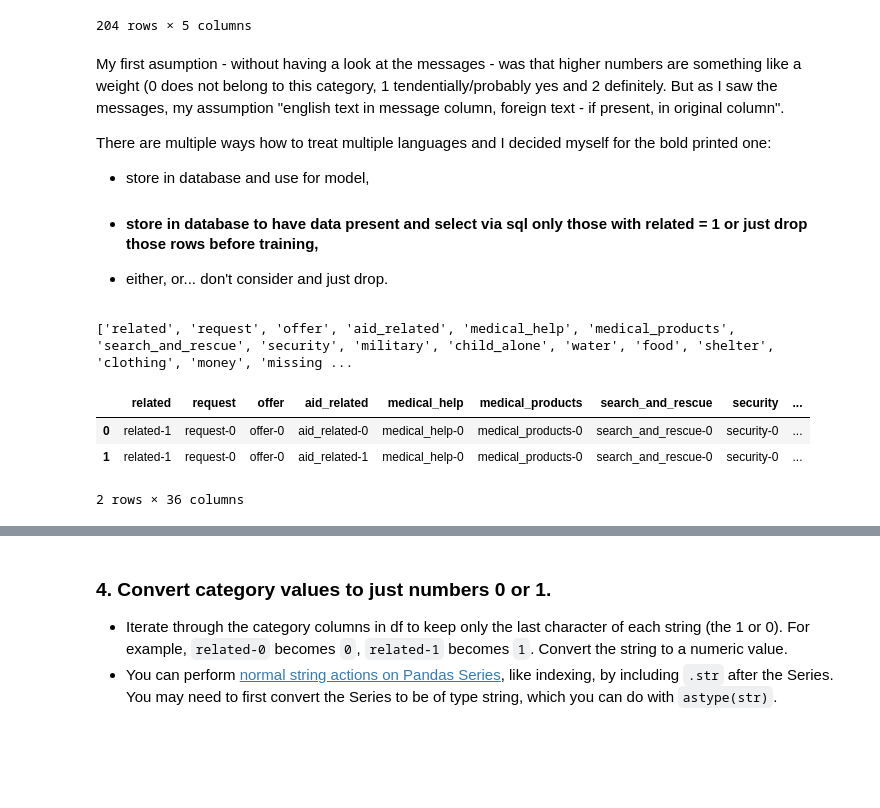
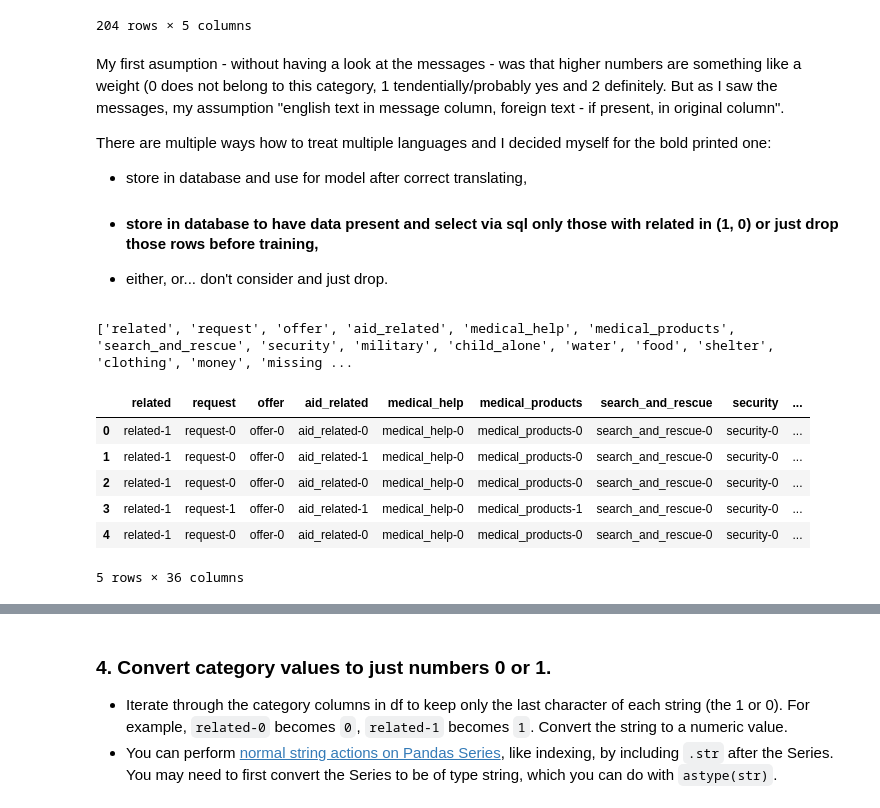
Before and after one commit to bwenner/DisasterResponsePipeline, a Jupyter notebook: ETL Pipeline Preparation.ipynb, the cells around one changed output, grey strips where cells are left out. Saved outputs shown, nothing was run; the diff lists cells and outputs as text; code cells hidden in the pictures; blank space fills up the shorter version.

```diff
--- a/ETL Pipeline Preparation.ipynb
+++ b/ETL Pipeline Preparation.ipynb
@@ -243,14 +269,14 @@ My first asumption - without having a look at the messages - was that higher num
 But as I saw the messages, my assumption "english text in message column, foreign text - if present, in original column".
 
 There are multiple ways how to treat multiple languages and I decided myself for the bold printed one:
-- store in database and use for model,
-- #### store in database to have data present and select via sql only those with related = 1 or just drop those rows before training,
+- store in database and use for model after correct translating,
+- #### store in database to have data present and select via sql only those with related in (1, 0)  or just drop those rows before training,
 
 - either, or... don't consider and just drop.
 # %%
 uniqueCategories.remove('related-2')
 # %%
-ser = categories['categories']
+ser = df['categories']
 
 categories = ser.str.split(';', expand = True)
 # %%
@@ -270,9 +296,12 @@ print(category_colnames)
 
 categories.columns = category_colnames
 # %%
-categories.head(n = 2)
+categories.head()
 # %% [output]
 |  | related | request | offer | aid_related | medical_help | medical_products | search_and_rescue | security | ... |
 | 0 | related-1 | request-0 | offer-0 | aid_related-0 | medical_help-0 | medical_products-0 | search_and_rescue-0 | security-0 | ... |
 | 1 | related-1 | request-0 | offer-0 | aid_related-1 | medical_help-0 | medical_products-0 | search_and_rescue-0 | security-0 | ... |
+| 2 | related-1 | request-0 | offer-0 | aid_related-0 | medical_help-0 | medical_products-0 | search_and_rescue-0 | security-0 | ... |
+| 3 | related-1 | request-1 | offer-0 | aid_related-1 | medical_help-0 | medical_products-1 | search_and_rescue-0 | security-0 | ... |
+| 4 | related-1 | request-0 | offer-0 | aid_related-0 | medical_help-0 | medical_products-0 | search_and_rescue-0 | security-0 | ... |
-2 rows × 36 columns
+5 rows × 36 columns
```
Also changed, not shown: parts of 23 cells of this notebook, 3 other files.
